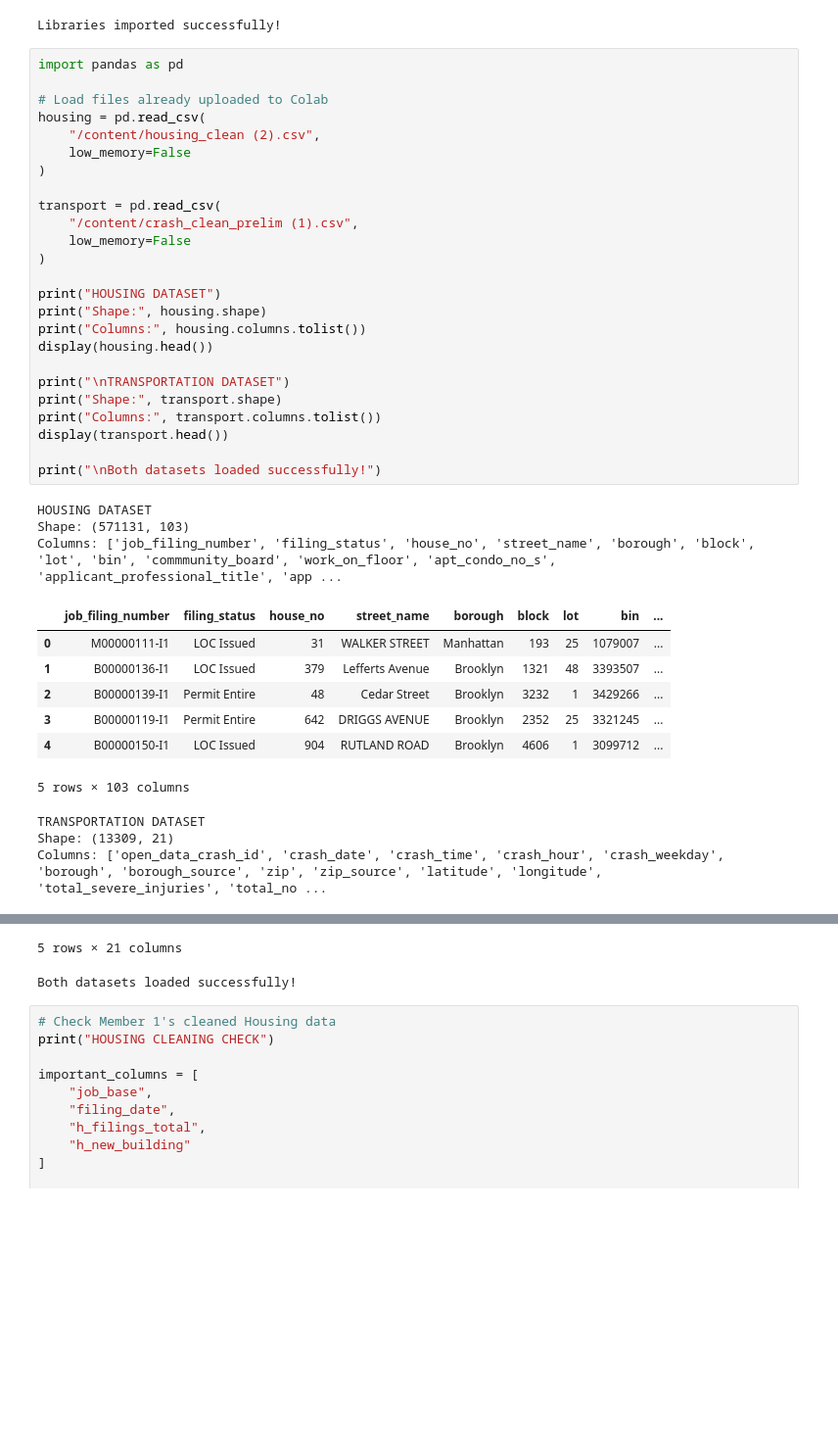
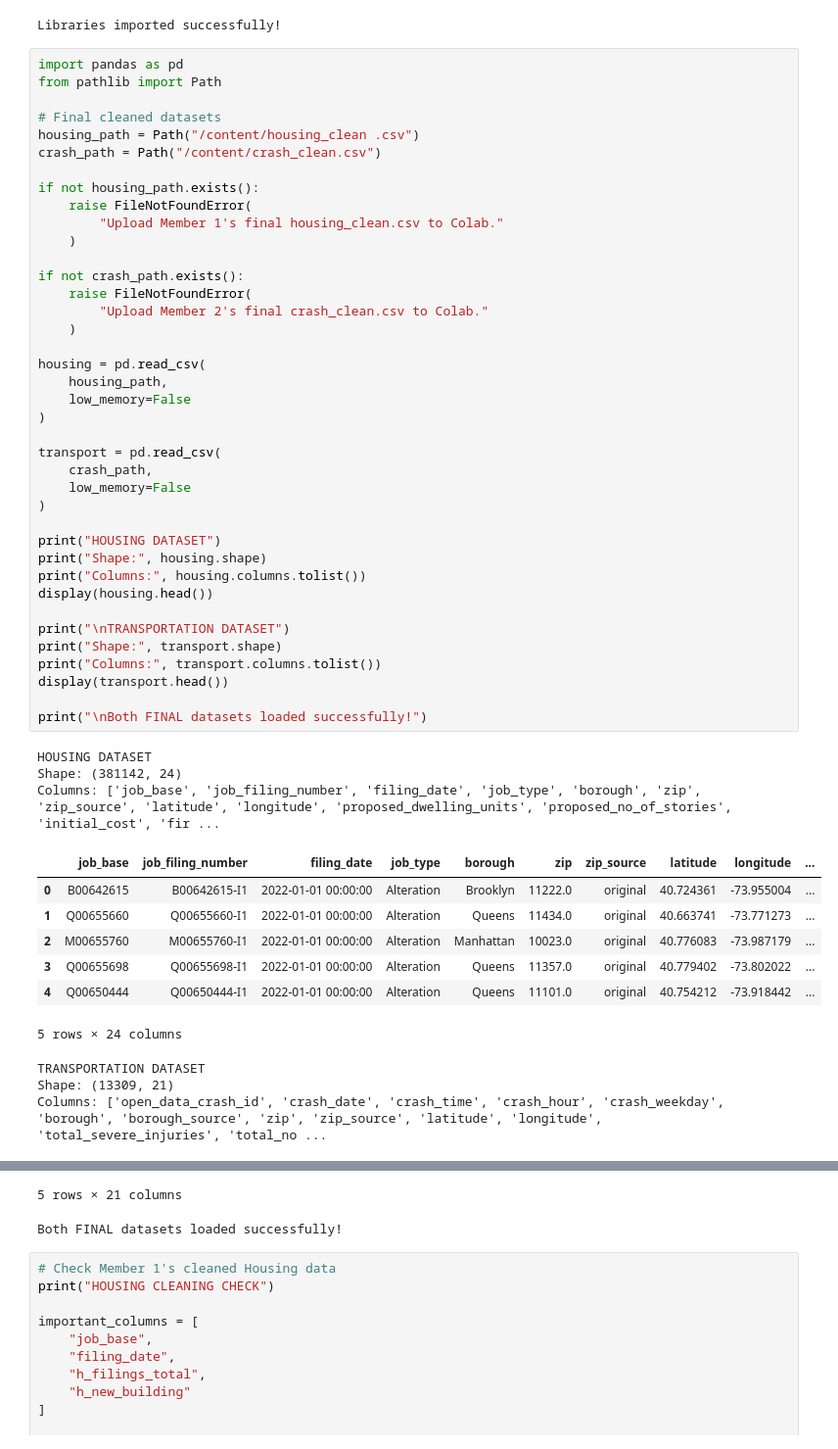
Before and after one commit to emilysalama/nyc-housing-safety, a Jupyter notebook: notebooks/Member3_Integration.ipynb, the cells around one changed output, grey strips where cells are left out. Shown at 98% size. Saved outputs shown, nothing was run; the diff lists cells and outputs as text; blank space fills up the shorter version.

```diff
--- a/notebooks/Member3_Integration.ipynb
+++ b/notebooks/Member3_Integration.ipynb
@@ -12,40 +12,54 @@ print("Libraries imported successfully!")
 Libraries imported successfully!
 # %%
 import pandas as pd
+from pathlib import Path
 
-# Load files already uploaded to Colab
+# Final cleaned datasets
+housing_path = Path("/content/housing_clean .csv")
+crash_path = Path("/content/crash_clean.csv")
+
+if not housing_path.exists():
+    raise FileNotFoundError(
+        "Upload Member 1's final housing_clean.csv to Colab."
+    )
+
+if not crash_path.exists():
+    raise FileNotFoundError(
+        "Upload Member 2's final crash_clean.csv to Colab."
+    )
+
 housing = pd.read_csv(
-    "/content/housing_clean (2).csv",
+    housing_path,
     low_memory=False
 )
 
 transport = pd.read_csv(
-    "/content/crash_clean_prelim (1).csv",
+    crash_path,
     low_memory=False
 )
 
 print("HOUSING DATASET")
 print("Shape:", housing.shape)
 print("Columns:", housing.columns.tolist())
 display(housing.head())
 
 print("\nTRANSPORTATION DATASET")
 print("Shape:", transport.shape)
 print("Columns:", transport.columns.tolist())
 display(transport.head())
 
-print("\nBoth datasets loaded successfully!")
+print("\nBoth FINAL datasets loaded successfully!")
 # %% [output]
 HOUSING DATASET
-Shape: (571131, 103)
-Columns: ['job_filing_number', 'filing_status', 'house_no', 'street_name', 'borough', 'block', 'lot', 'bin', 'commmunity_board', 'work_on_floor', 'apt_condo_no_s', 'applicant_professional_title', 'app ...
+Shape: (381142, 24)
+Columns: ['job_base', 'job_filing_number', 'filing_date', 'job_type', 'borough', 'zip', 'zip_source', 'latitude', 'longitude', 'proposed_dwelling_units', 'proposed_no_of_stories', 'initial_cost', 'fir ...
-|  | job_filing_number | filing_status | house_no | street_name | borough | block | lot | bin | ... |
-| 0 | M00000111-I1 | LOC Issued | 31 | WALKER STREET | Manhattan | 193 | 25 | 1079007 | ... |
-| 1 | B00000136-I1 | LOC Issued | 379 | Lefferts Avenue | Brooklyn | 1321 | 48 | 3393507 | ... |
-| 2 | B00000139-I1 | Permit Entire | 48 | Cedar Street | Brooklyn | 3232 | 1 | 3429266 | ... |
-| 3 | B00000119-I1 | Permit Entire | 642 | DRIGGS AVENUE | Brooklyn | 2352 | 25 | 3321245 | ... |
-| 4 | B00000150-I1 | LOC Issued | 904 | RUTLAND ROAD | Brooklyn | 4606 | 1 | 3099712 | ... |
+|  | job_base | job_filing_number | filing_date | job_type | borough | zip | zip_source | latitude | longitude | ... |
+| 0 | B00642615 | B00642615-I1 | 2022-01-01 00:00:00 | Alteration | Brooklyn | 11222.0 | original | 40.724361 | -73.955004 | ... |
+| 1 | Q00655660 | Q00655660-I1 | 2022-01-01 00:00:00 | Alteration | Queens | 11434.0 | original | 40.663741 | -73.771273 | ... |
+| 2 | M00655760 | M00655760-I1 | 2022-01-01 00:00:00 | Alteration | Manhattan | 10023.0 | original | 40.776083 | -73.987179 | ... |
+| 3 | Q00655698 | Q00655698-I1 | 2022-01-01 00:00:00 | Alteration | Queens | 11357.0 | original | 40.779402 | -73.802022 | ... |
+| 4 | Q00650444 | Q00650444-I1 | 2022-01-01 00:00:00 | Alteration | Queens | 11101.0 | original | 40.754212 | -73.918442 | ... |
-5 rows × 103 columns
+5 rows × 24 columns
 TRANSPORTATION DATASET
 Shape: (13309, 21)
 Columns: ['open_data_crash_id', 'crash_date', 'crash_time', 'crash_hour', 'crash_weekday', 'borough', 'borough_source', 'zip', 'zip_source', 'latitude', 'longitude', 'total_severe_injuries', 'total_no ...
@@ -56,7 +70,7 @@ Columns: ['open_data_crash_id', 'crash_date', 'crash_time', 'crash_hour', 'crash
 | 3 | 4491223 | 2022-01-01 | 10:42 | 10 | Saturday | Bronx | original | ... |
 | 4 | 4491418 | 2022-01-01 | 20:55 | 20 | Saturday | Bronx | original | ... |
 5 rows × 21 columns
-Both datasets loaded successfully!
+Both FINAL datasets loaded successfully!
 # %%
 # Check Member 1's cleaned Housing data
 print("HOUSING CLEANING CHECK")
```
Also changed, not shown: parts of 34 cells of this notebook.
